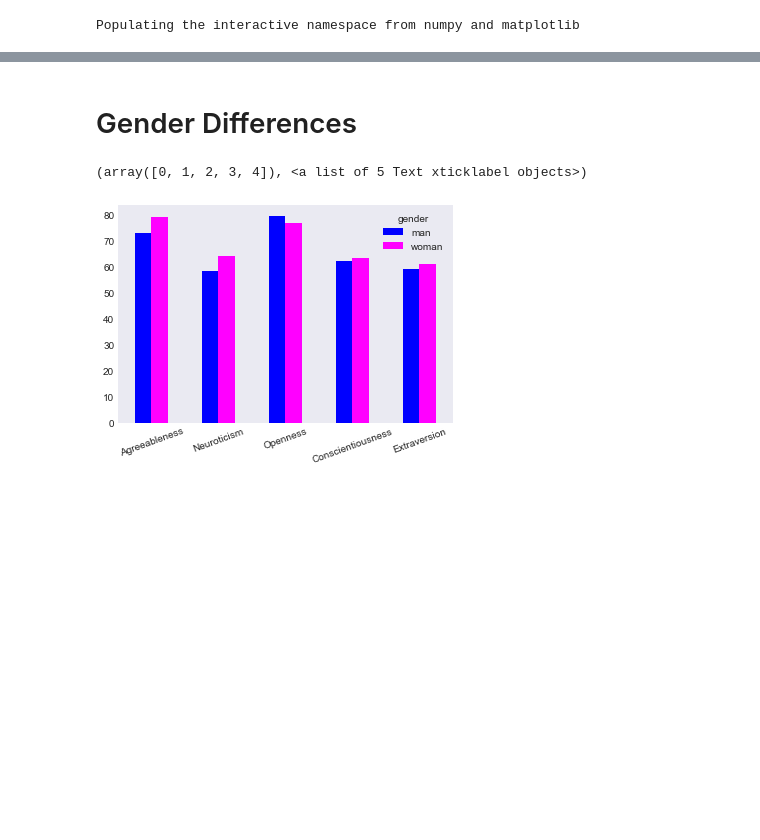
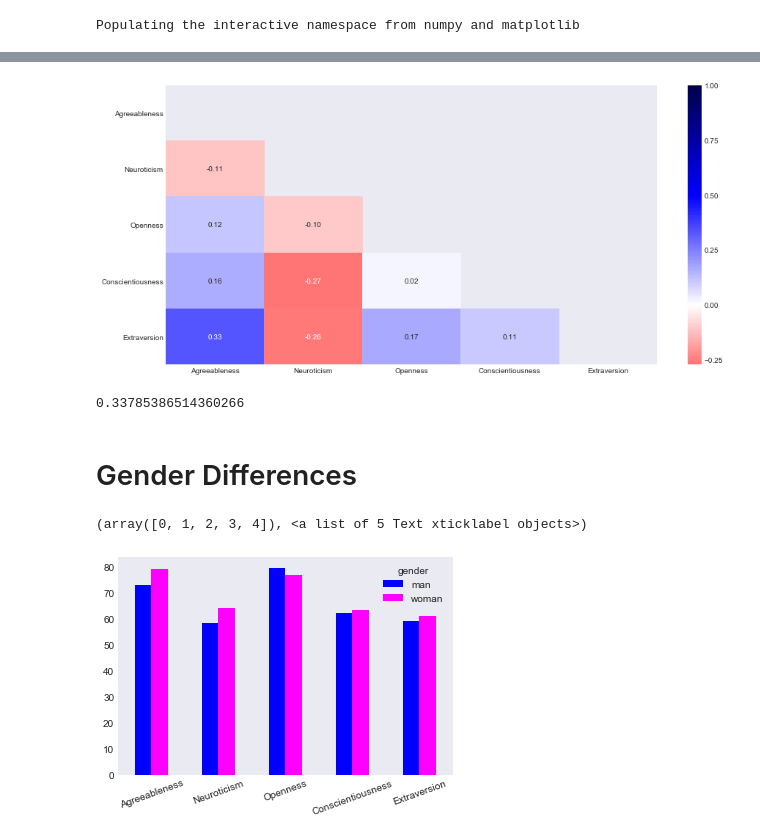
Before and after one commit to vincefav/big-five-age-and-gender, a Jupyter notebook: Big five - Age and gender.ipynb, the cells around one changed output, grey strips where cells are left out. Drawn from its saved outputs; the diff is of its cells as text; code cells hidden in the pictures; blank space fills up the shorter version.

```diff
--- a/Big five - Age and gender.ipynb
+++ b/Big five - Age and gender.ipynb
@@ -137,8 +144,32 @@ data['Extraversion'].hist()
+# %%
+def correlation_matrix(df, figsize=(15,7)):
+    # Generate a mask for the upper triangle
+    mask = np.zeros_like(df.corr(), dtype=np.bool)
+    mask[np.triu_indices_from(mask)] = True
+
+    # Resize and display
+    plt.figure(figsize=figsize)
+    sns.heatmap(df.corr(), annot=True, fmt='.2f', mask=mask, center=0, cmap='seismic_r')
+
+traits = data[['Agreeableness', 'Neuroticism', 'Openness',
+               'Conscientiousness', 'Extraversion']]
+
+correlation_matrix(traits)
+# %% [output]
+[figure, added]
+# %%
+stability = data['Agreeableness'] + (100-data['Neuroticism']) + data['Conscientiousness']
+
+plasticity = data['Extraversion'] + data['Openness']
+
+np.corrcoef(stability, plasticity)[0,1]
+# %% [output]
+0.33785386514360266
+# %% [markdown]
+# Gender Differences
 # %%
 women = data[data.gender == 'woman']
 men = data[data.gender == 'man']
-# %% [markdown]
-# Gender Differences
 # %%
 men_v_women = data.groupby('gender').mean()[['Agreeableness', 'Neuroticism', 'Openness',
                                              'Conscientiousness', 'Extraversion']].T
```
Also changed, not shown: parts of 12 cells of this notebook.
